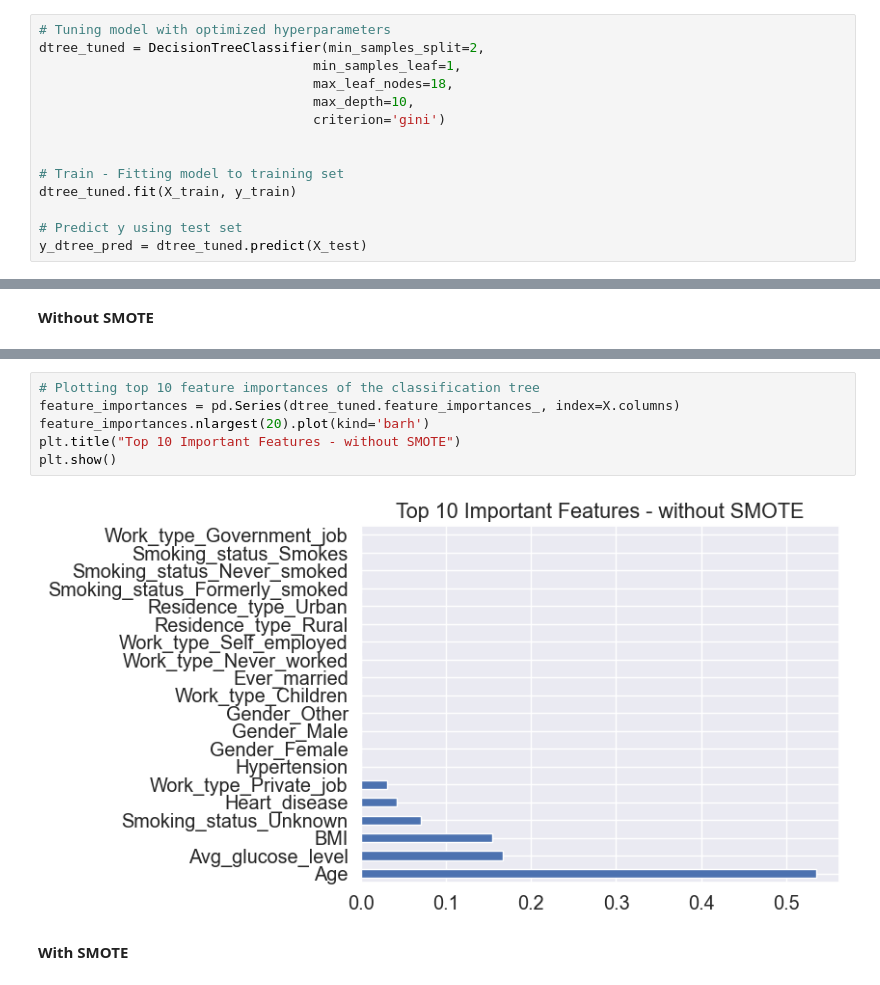
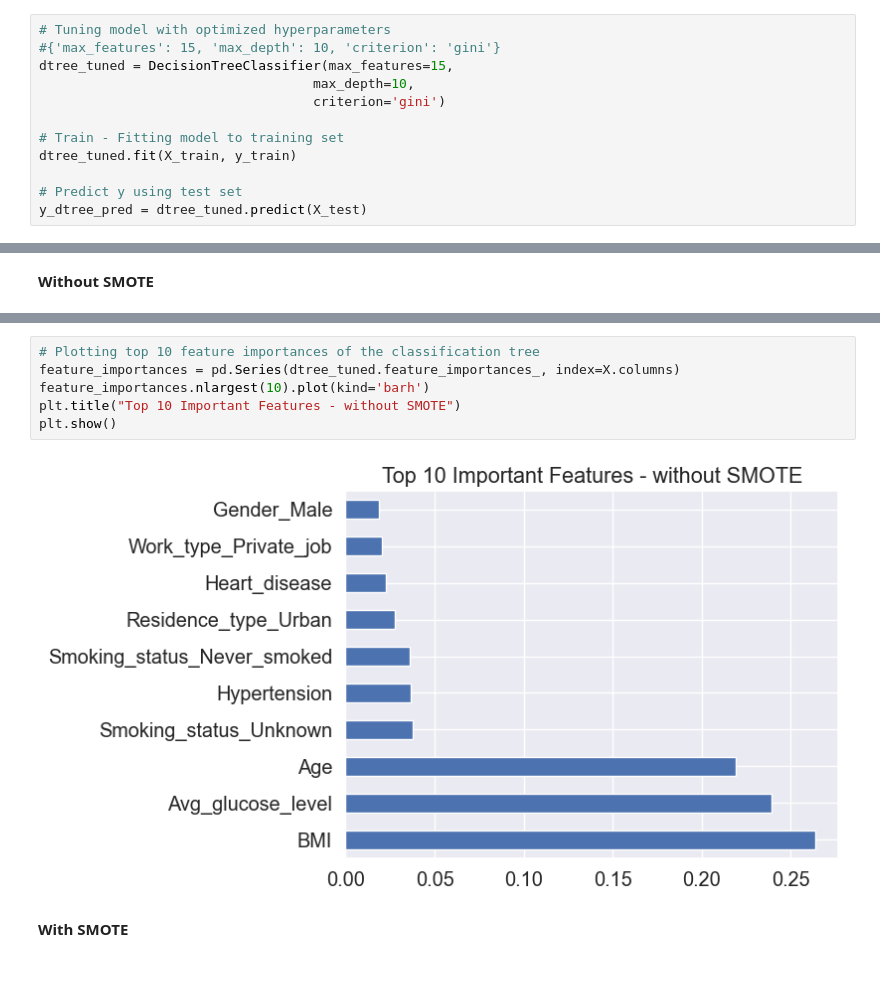
Before and after one commit to helenaglaring/BDM, a Jupyter notebook: BDM_stroke_prediction.ipynb, the cells around one changed output, grey strips where cells are left out. Saved outputs shown, nothing was run; the diff lists cells and outputs as text.

```diff
--- a/BDM_stroke_prediction.ipynb
+++ b/BDM_stroke_prediction.ipynb
@@ -1071,12 +954,10 @@ TODO: Tjek model er opdateret med parametre
 **Without SMOTE**
 # %%
 # Tuning model with optimized hyperparameters
-dtree_tuned = DecisionTreeClassifier(min_samples_split=2,
-                                   min_samples_leaf=1,
-                                   max_leaf_nodes=18,
+#{'max_features': 15, 'max_depth': 10, 'criterion': 'gini'}
+dtree_tuned = DecisionTreeClassifier(max_features=15,
                                    max_depth=10,
                                    criterion='gini')
-
 
 # Train - Fitting model to training set
 dtree_tuned.fit(X_train, y_train)
@@ -1206,11 +1083,11 @@ dtree_feature_rank
 # %%
 # Plotting top 10 feature importances of the classification tree
 feature_importances = pd.Series(dtree_tuned.feature_importances_, index=X.columns)
-feature_importances.nlargest(20).plot(kind='barh')
+feature_importances.nlargest(10).plot(kind='barh')
 plt.title("Top 10 Important Features - without SMOTE")
 plt.show()
 # %% [output]
-[figure, old version]
+[figure, new version]
 # %% [markdown]
 **With SMOTE**
 # %%
```
Also changed, not shown: parts of 55 cells of this notebook, 5 other files.
